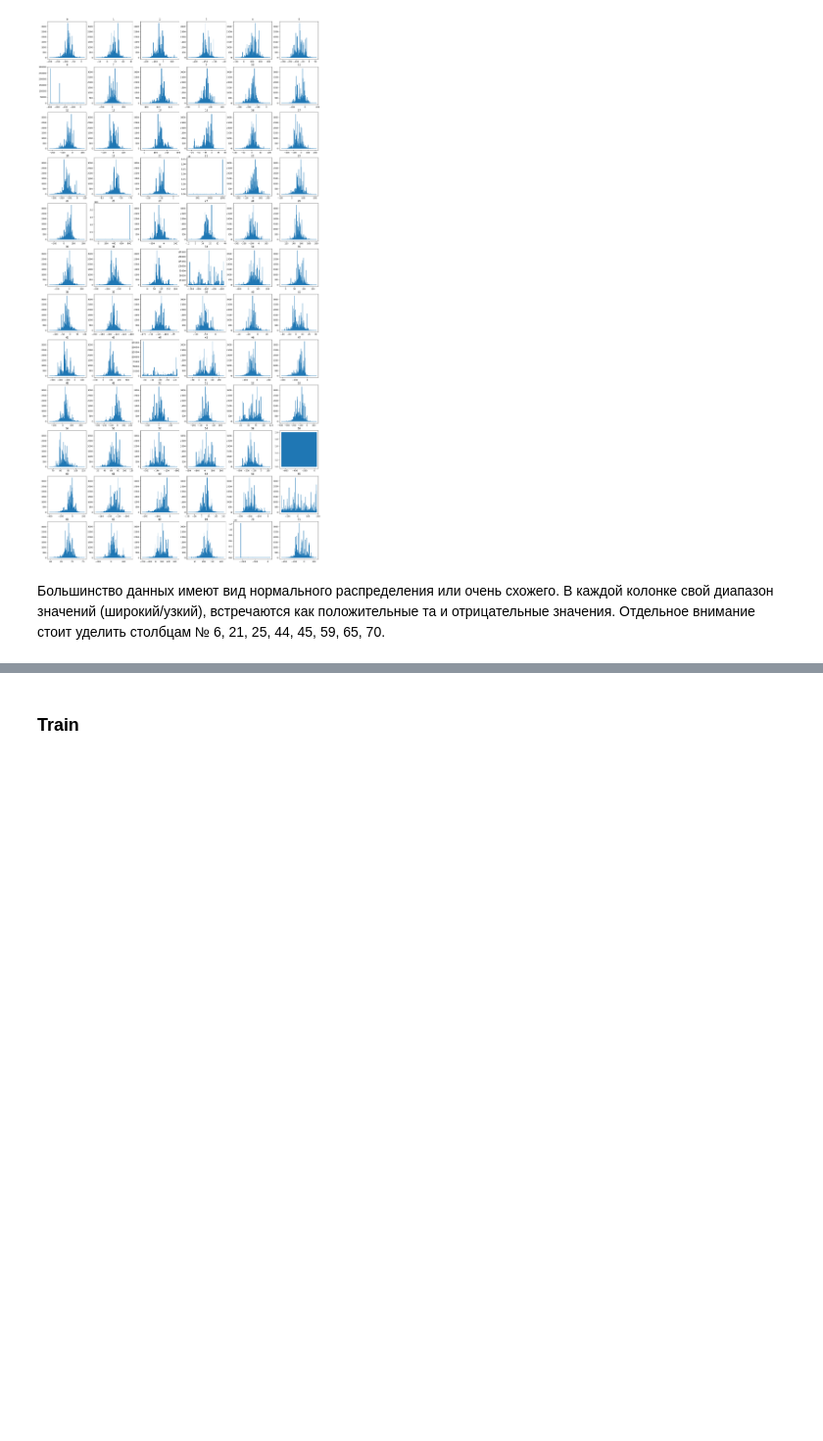
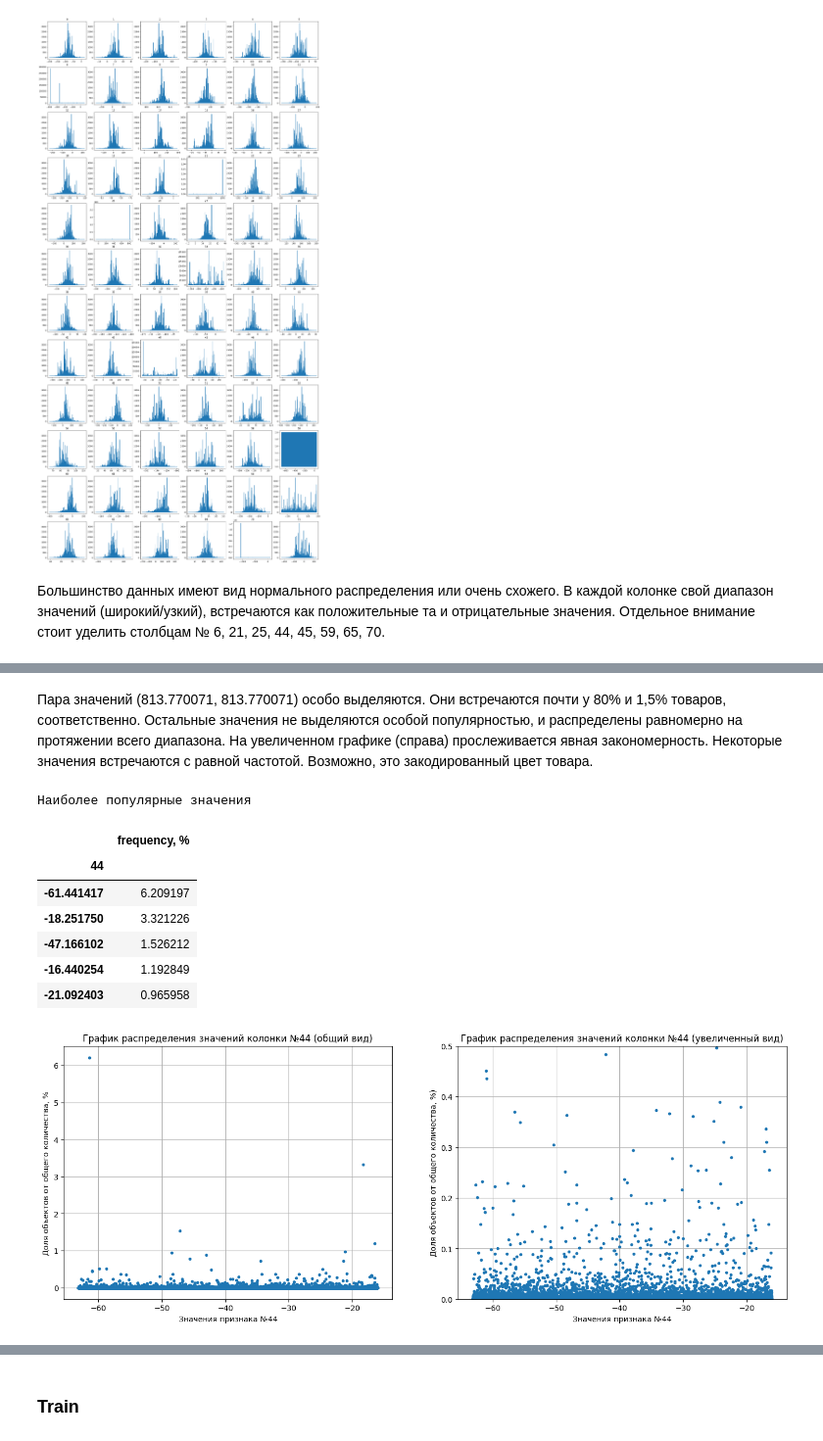
Before and after one commit to Danspers/Matching, a Jupyter notebook: Matching.ipynb, the cells around one changed output, grey strips where cells are left out. Shown at 98% size. Drawn from its saved outputs; the diff is of its cells as text; code cells hidden in the pictures; blank space fills up the shorter version.

```diff
--- a/Matching.ipynb
+++ b/Matching.ipynb
@@ -183,0 +189,15 @@ value_analysis(df_base, '21', 2)
+# %% [markdown]
+Пара значений (813.770071, 813.770071) особо выделяются. Они встречаются почти у 80% и 1,5% товаров, соответственно. Остальные значения не выделяются особой популярностью, и распределены равномерно на протяжении всего диапазона. На увеличенном графике (справа) прослеживается явная закономерность. Некоторые значения встречаются с равной частотой. Возможно, это закодированный цвет товара.
+# %%
+# распределение значений колонки №44
+value_analysis(df_base, '44', 0.5)
+# %% [output]
+Наиболее популярные значения
+|  | frequency, % |
+| 44 |  |
+| -61.441417 | 6.209197 |
+| -18.251750 | 3.321226 |
+| -47.166102 | 1.526212 |
+| -16.440254 | 1.192849 |
+| -21.092403 | 0.965958 |
+[figure, added]
```
Also changed, not shown: parts of 15 cells of this notebook.
